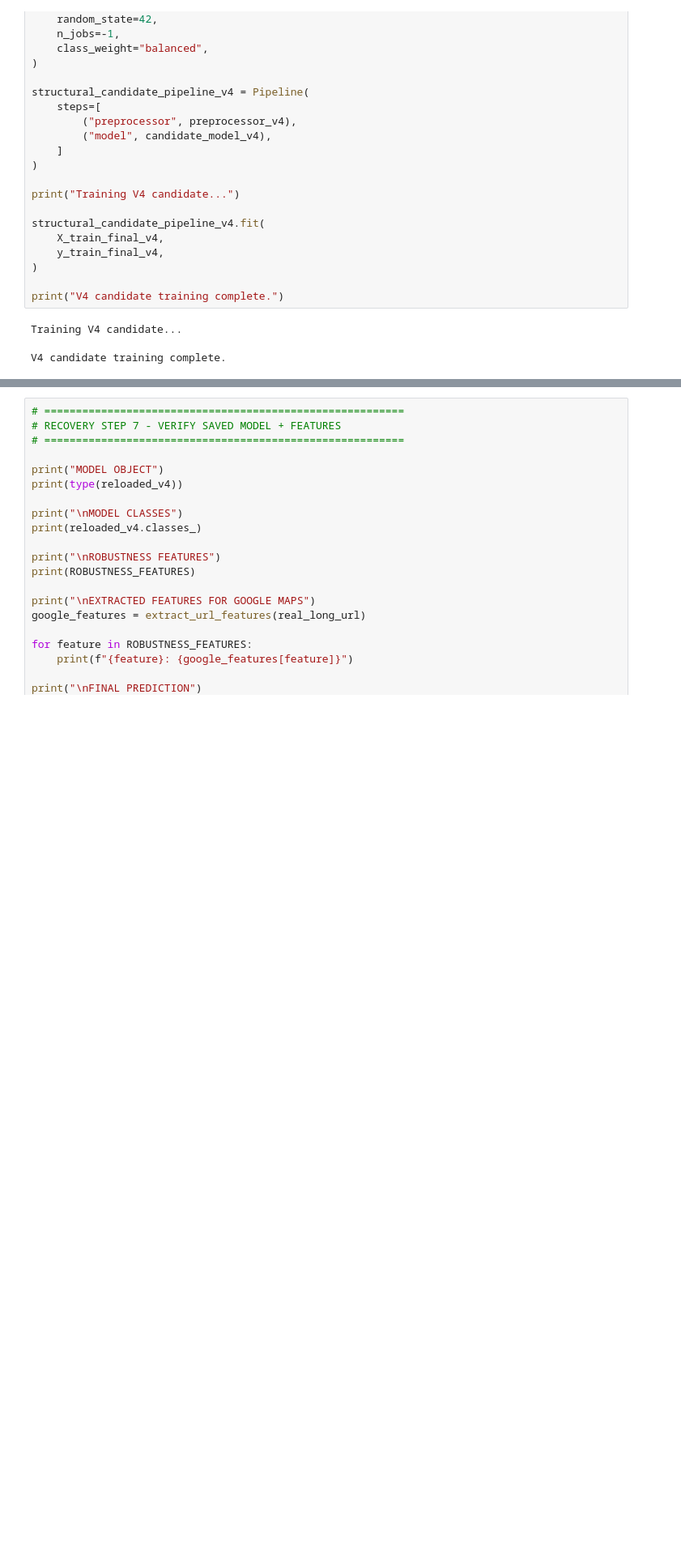
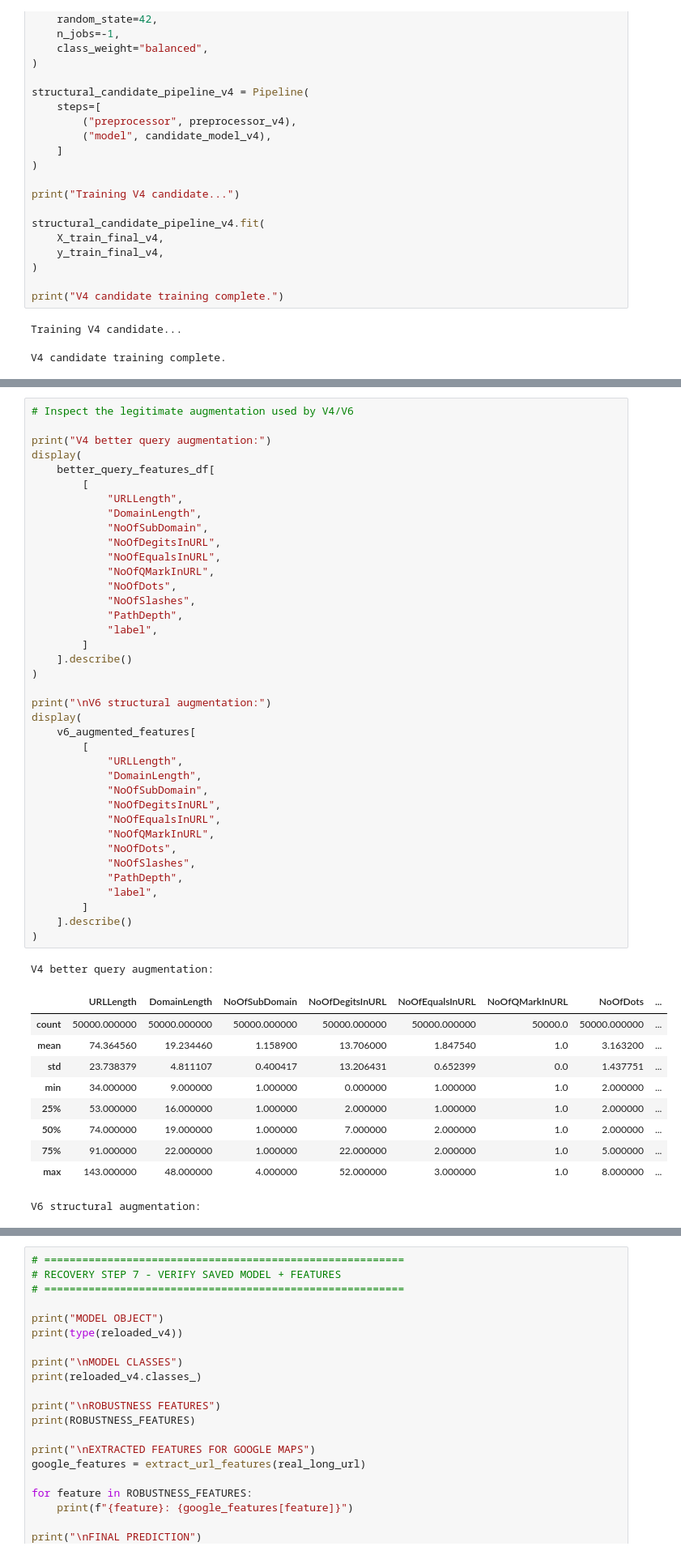
Before and after one commit to swanandiii333/TrustLens-, a Jupyter notebook: notebooks/05_final_production_model.ipynb, the cells around one changed output, grey strips where cells are left out. Shown at 81% size. Saved outputs shown, nothing was run; the diff lists cells and outputs as text; blank space fills up the shorter version.

```diff
--- a/notebooks/05_final_production_model.ipynb
+++ b/notebooks/05_final_production_model.ipynb
@@ -2950,0 +4798,50 @@ V4 candidate training complete.
+# %%
+# Inspect the legitimate augmentation used by V4/V6
+
+print("V4 better query augmentation:")
+display(
+    better_query_features_df[
+        [
+            "URLLength",
+            "DomainLength",
+            "NoOfSubDomain",
+            "NoOfDegitsInURL",
+            "NoOfEqualsInURL",
+            "NoOfQMarkInURL",
+            "NoOfDots",
+            "NoOfSlashes",
+            "PathDepth",
+            "label",
+        ]
+    ].describe()
+)
+
+print("\nV6 structural augmentation:")
+display(
+    v6_augmented_features[
+        [
+            "URLLength",
+            "DomainLength",
+            "NoOfSubDomain",
+            "NoOfDegitsInURL",
+            "NoOfEqualsInURL",
+            "NoOfQMarkInURL",
+            "NoOfDots",
+            "NoOfSlashes",
+            "PathDepth",
+            "label",
+        ]
+    ].describe()
+)
+# %% [output]
+V4 better query augmentation:
+|  | URLLength | DomainLength | NoOfSubDomain | NoOfDegitsInURL | NoOfEqualsInURL | NoOfQMarkInURL | NoOfDots | ... |
+| count | 50000.000000 | 50000.000000 | 50000.000000 | 50000.000000 | 50000.000000 | 50000.0 | 50000.000000 | ... |
+| mean | 74.364560 | 19.234460 | 1.158900 | 13.706000 | 1.847540 | 1.0 | 3.163200 | ... |
+| std | 23.738379 | 4.811107 | 0.400417 | 13.206431 | 0.652399 | 0.0 | 1.437751 | ... |
+| min | 34.000000 | 9.000000 | 1.000000 | 0.000000 | 1.000000 | 1.0 | 2.000000 | ... |
+| 25% | 53.000000 | 16.000000 | 1.000000 | 2.000000 | 1.000000 | 1.0 | 2.000000 | ... |
+| 50% | 74.000000 | 19.000000 | 1.000000 | 7.000000 | 2.000000 | 1.0 | 2.000000 | ... |
+| 75% | 91.000000 | 22.000000 | 1.000000 | 22.000000 | 2.000000 | 1.0 | 5.000000 | ... |
+| max | 143.000000 | 48.000000 | 4.000000 | 52.000000 | 3.000000 | 1.0 | 8.000000 | ... |
+V6 structural augmentation:
```
Also changed, not shown: parts of 71 cells of this notebook, 15 other files.
